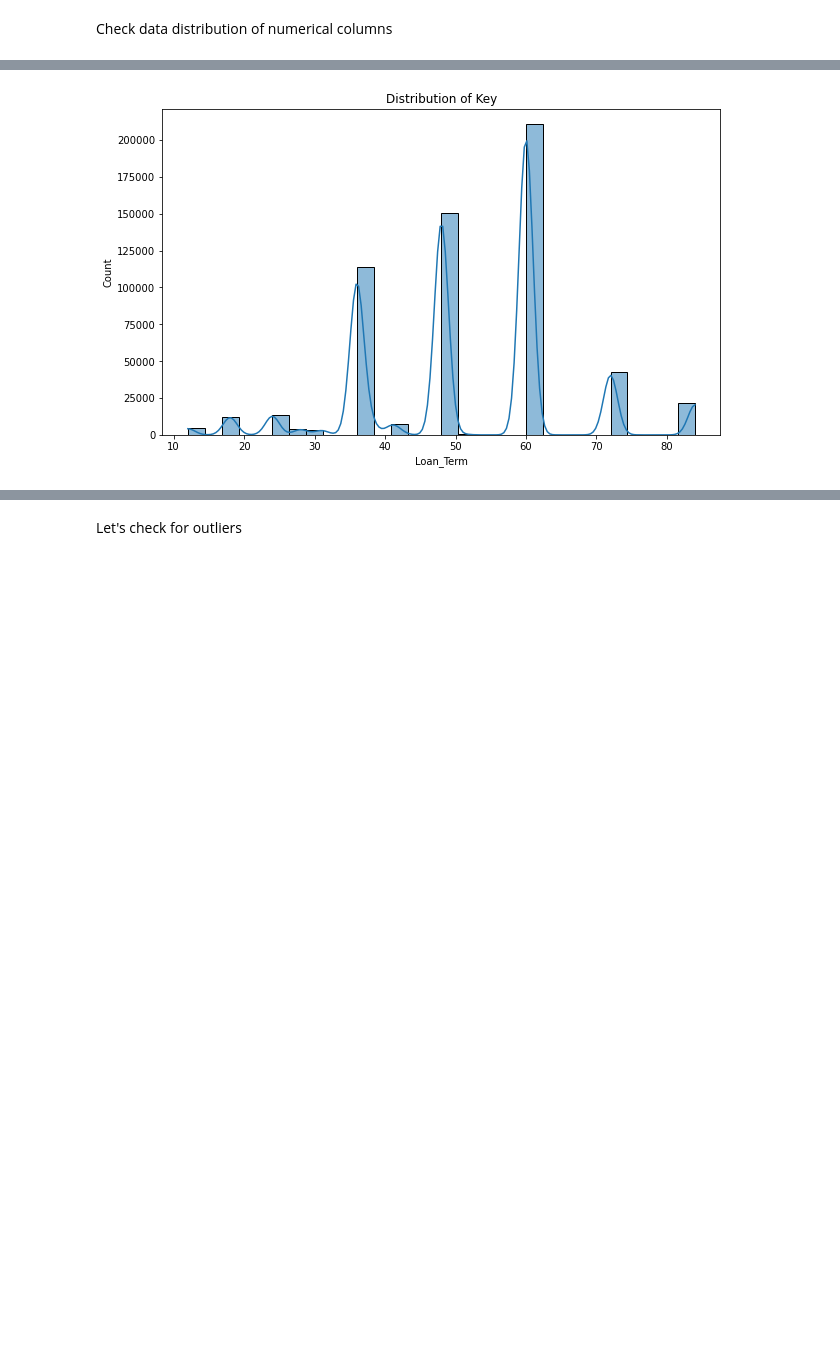
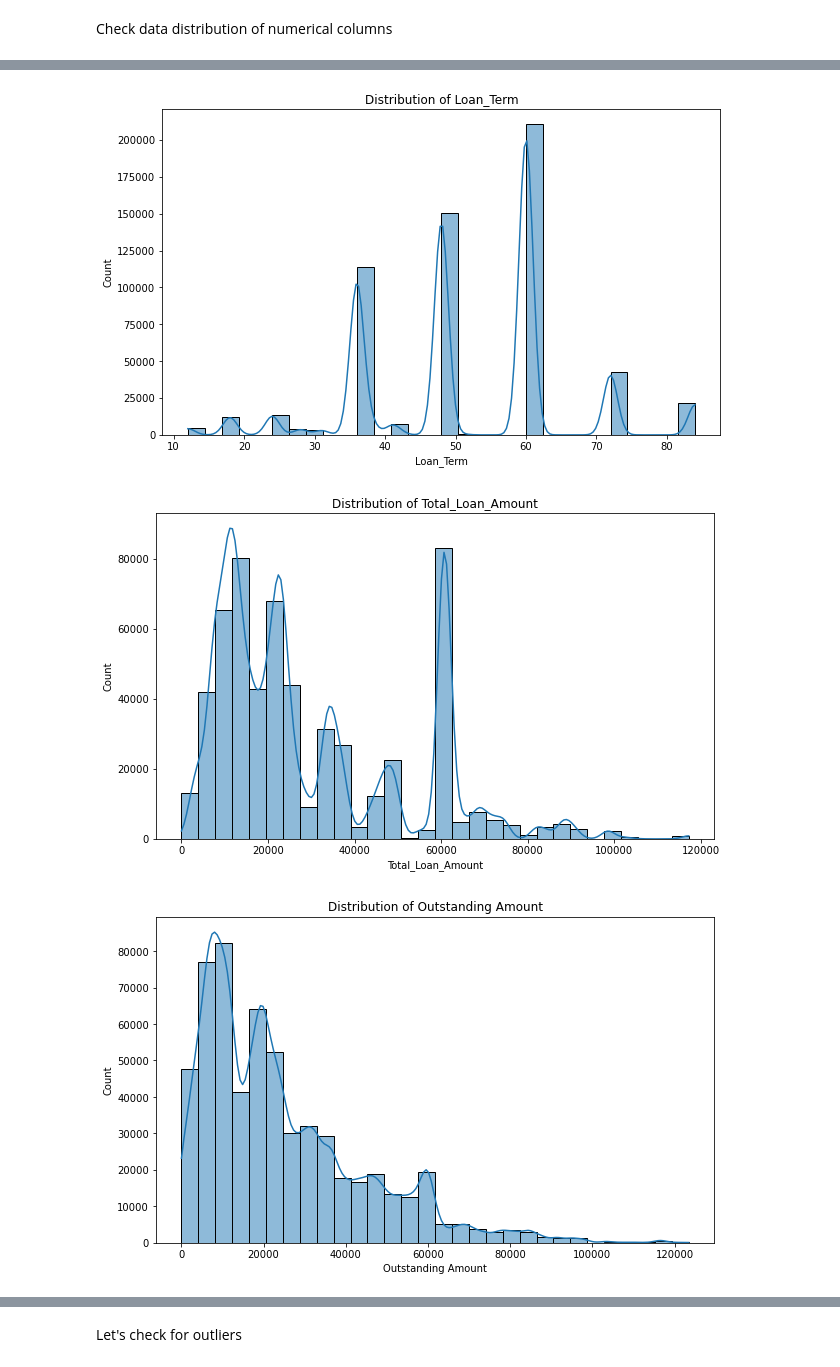
Before and after one commit to Cheptoi-Millicent/DSF-PT08P5-GROUP6-CAPSTONE-PROJECT, a Jupyter notebook: index.ipynb, the cells around one changed output, grey strips where cells are left out. Cells and saved outputs as stored; diff of their text form; code cells hidden in the pictures; blank space fills up the shorter version.

```diff
--- a/index.ipynb
+++ b/index.ipynb
@@ -1837,10 +1849,29 @@ Check data distribution of numerical columns
 # %%
-# Plot histolot to show data distribution
-plt.figure(figsize=(10, 6))
-sns.histplot(final_merged_df_5p[num_cols[1]], bins=30, kde=True)
 
-# Add title
-plt.title("Distribution of " + num_cols[0])
-plt.show()
+cols = ['Loan_Term',
+ 'Total_Loan_Amount',
+ 'Outstanding Amount',
+ 'Age_at_Application',
+ 'Monthly_Income']
+# Plot histplot to show data distribution
+for col in cols:
+    plt.figure(figsize=(10, 6))
+    # sns.histplot(final_merged_df_5p[num_cols[1]], bins=30, kde=True)
+    sns.histplot(final_merged_df_5p[col], bins=30, kde=True)
+
+    # Add title
+    # plt.title("Distribution of " + num_cols[1])
+    plt.title("Distribution of " + col)
+
+    plt.show()
+
+# plt.figure(figsize=(10, 6))
+# sns.histplot(final_merged_df_5p["Total_Loan_Amount"], bins=30, kde=True)
+
+# # Add title
+# plt.title("Distribution of Total_Loan_Amount")
+# plt.show()
 # %% [output]
-[figure, old version]
+[figure, new version]
+[figure, added]
+[figure, added]
```
Also changed, not shown: parts of 109 cells of this notebook.
